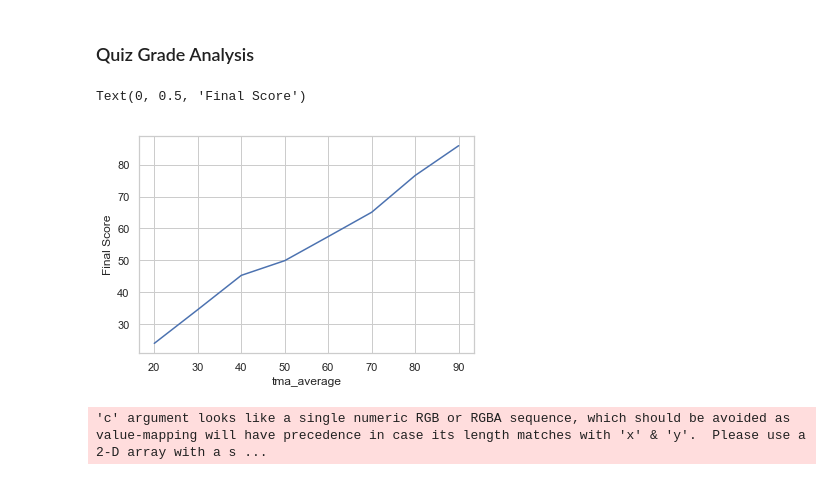
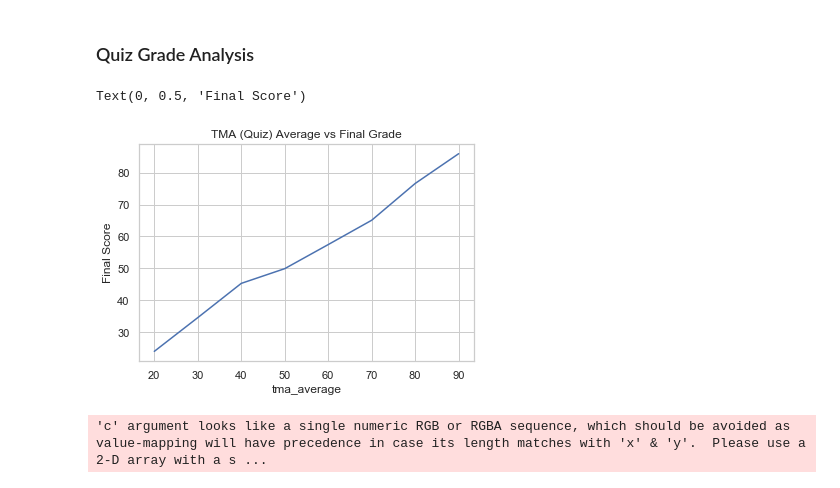
Before and after one commit to haweave/distancelearning, a Jupyter notebook: notebooks/StudentAnalysisAndModel.ipynb, the cells around one changed output. Saved outputs shown, nothing was run; the diff lists cells and outputs as text; code cells hidden in the pictures.

```diff
--- a/notebooks/StudentAnalysisAndModel.ipynb
+++ b/notebooks/StudentAnalysisAndModel.ipynb
@@ -114,12 +120,13 @@ plt.show()
 # %%
 temp = ddd_exams.copy()
 temp['tma_average']=np.floor(temp.tma_average/10)*10
 
 ax = temp.groupby('tma_average').score.mean().plot.line()
+ax.set_title('TMA (Quiz) Average vs Final Grade')
 ax.set_ylabel("Final Score")
 # %% [output]
 Text(0, 0.5, 'Final Score')
-[figure, old version]
+[figure, new version]
 # %%
 ax = ddd_exams.plot.scatter(x='tma_average',y='score',alpha=.2)
 ax.set_ylabel("Final Score")
```
Also changed, not shown: parts of 2 cells of this notebook, 1 other file.
